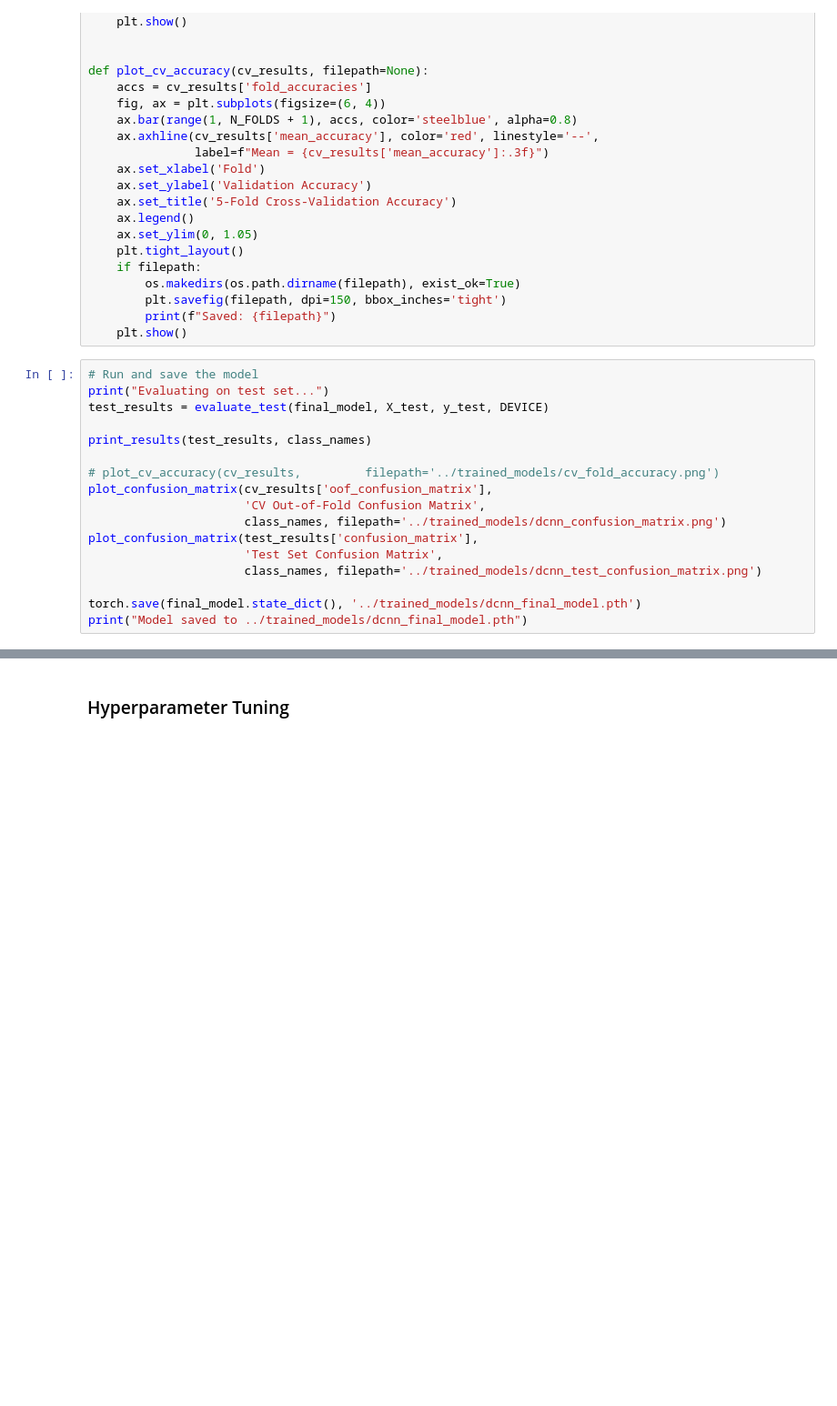
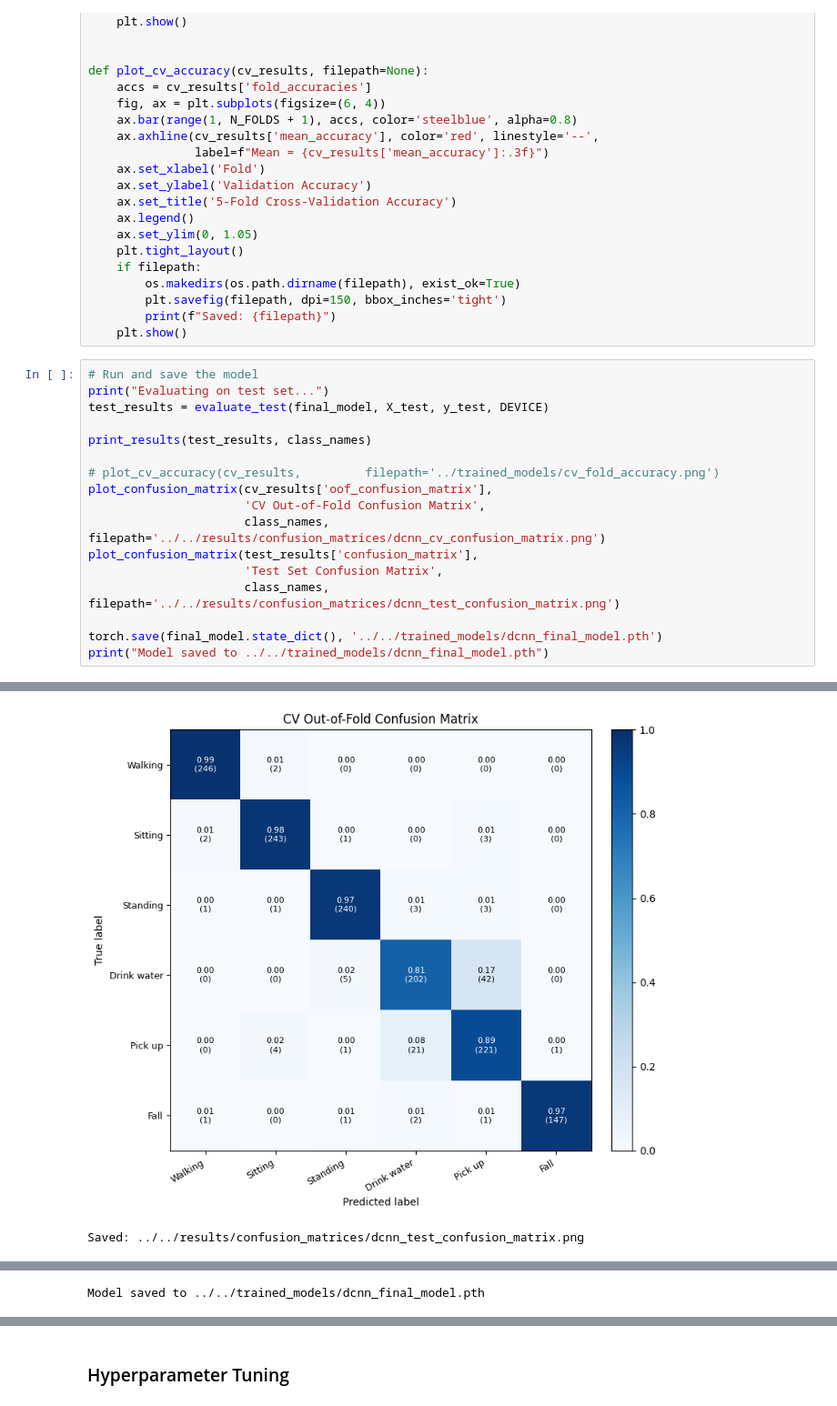
Before and after one commit to sirishhublikar/human-activity-classification, a Jupyter notebook: code/sirish/main.ipynb, the cells around one changed output, grey strips where cells are left out. Shown at 91% size. Saved outputs shown, nothing was run; the diff lists cells and outputs as text; blank space fills up the shorter version.

Commit message:
Final notebook and results

```diff
--- a/code/sirish/main.ipynb
+++ b/code/sirish/main.ipynb
@@ -519,13 +545,13 @@ print_results(test_results, class_names)
 # plot_cv_accuracy(cv_results,         filepath='../trained_models/cv_fold_accuracy.png')
 plot_confusion_matrix(cv_results['oof_confusion_matrix'],
                       'CV Out-of-Fold Confusion Matrix',
-                      class_names, filepath='../trained_models/dcnn_confusion_matrix.png')
+                      class_names, filepath='../../results/confusion_matrices/dcnn_cv_confusion_matrix.png')
 plot_confusion_matrix(test_results['confusion_matrix'],
                       'Test Set Confusion Matrix',
-                      class_names, filepath='../trained_models/dcnn_test_confusion_matrix.png')
+                      class_names, filepath='../../results/confusion_matrices/dcnn_test_confusion_matrix.png')
 
-torch.save(final_model.state_dict(), '../trained_models/dcnn_final_model.pth')
-print("Model saved to ../trained_models/dcnn_final_model.pth")
+torch.save(final_model.state_dict(), '../../trained_models/dcnn_final_model.pth')
+print("Model saved to ../../trained_models/dcnn_final_model.pth")
 # %% [output]
 Evaluating on test set...
 
@@ -546,0 +573,2 @@ Saved: results/dcnn_test_confusion_matrix.png
+[figure, added]
+Saved: ../../results/confusion_matrices/dcnn_test_confusion_matrix.png
@@ -547,3 +576,4 @@ Saved: results/dcnn_test_confusion_matrix.png
+Model saved to ../../trained_models/dcnn_final_model.pth
 # %%
 print(f"\n{'='*60}")
 print(f"  SUMMARY")
```
Also changed, not shown: parts of 5 cells of this notebook, 3 other files.
